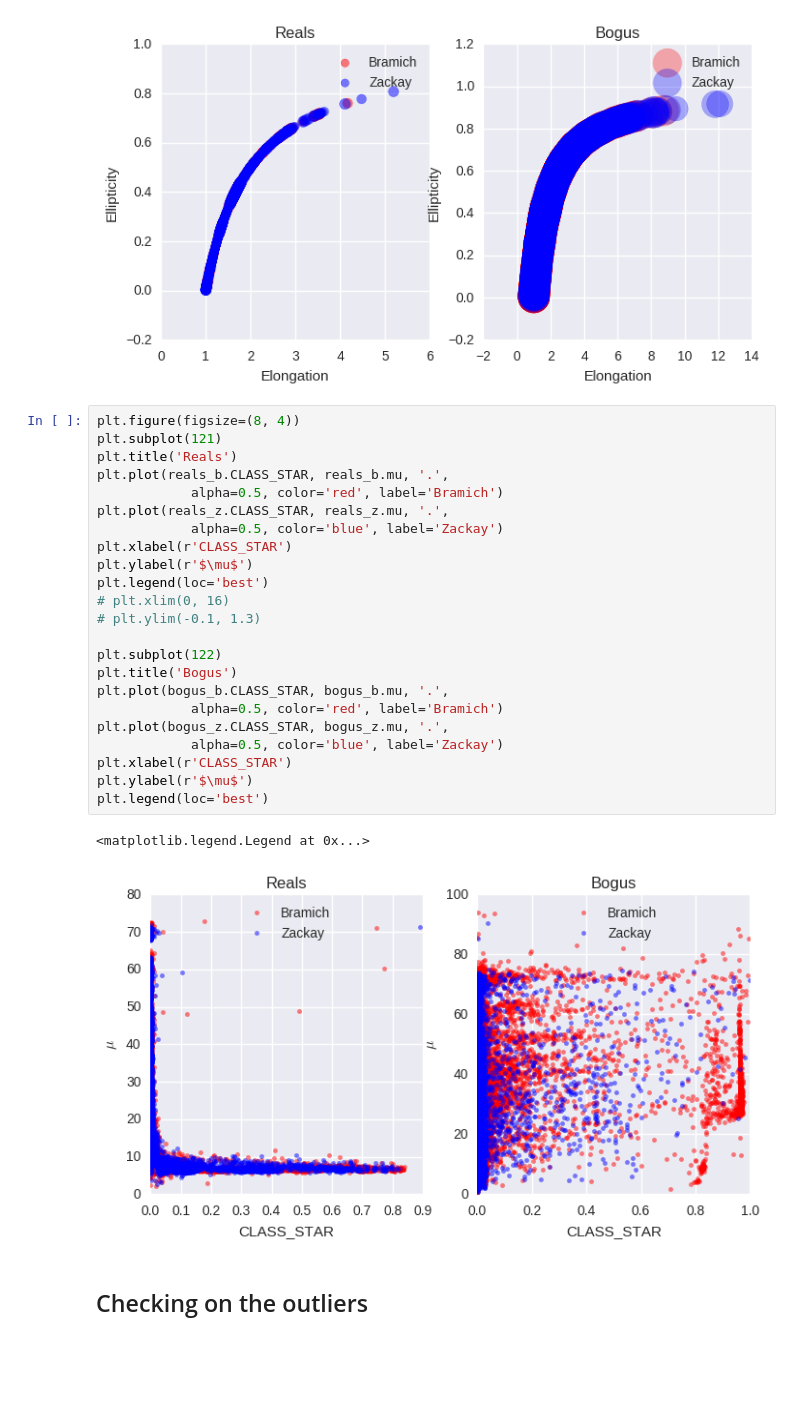
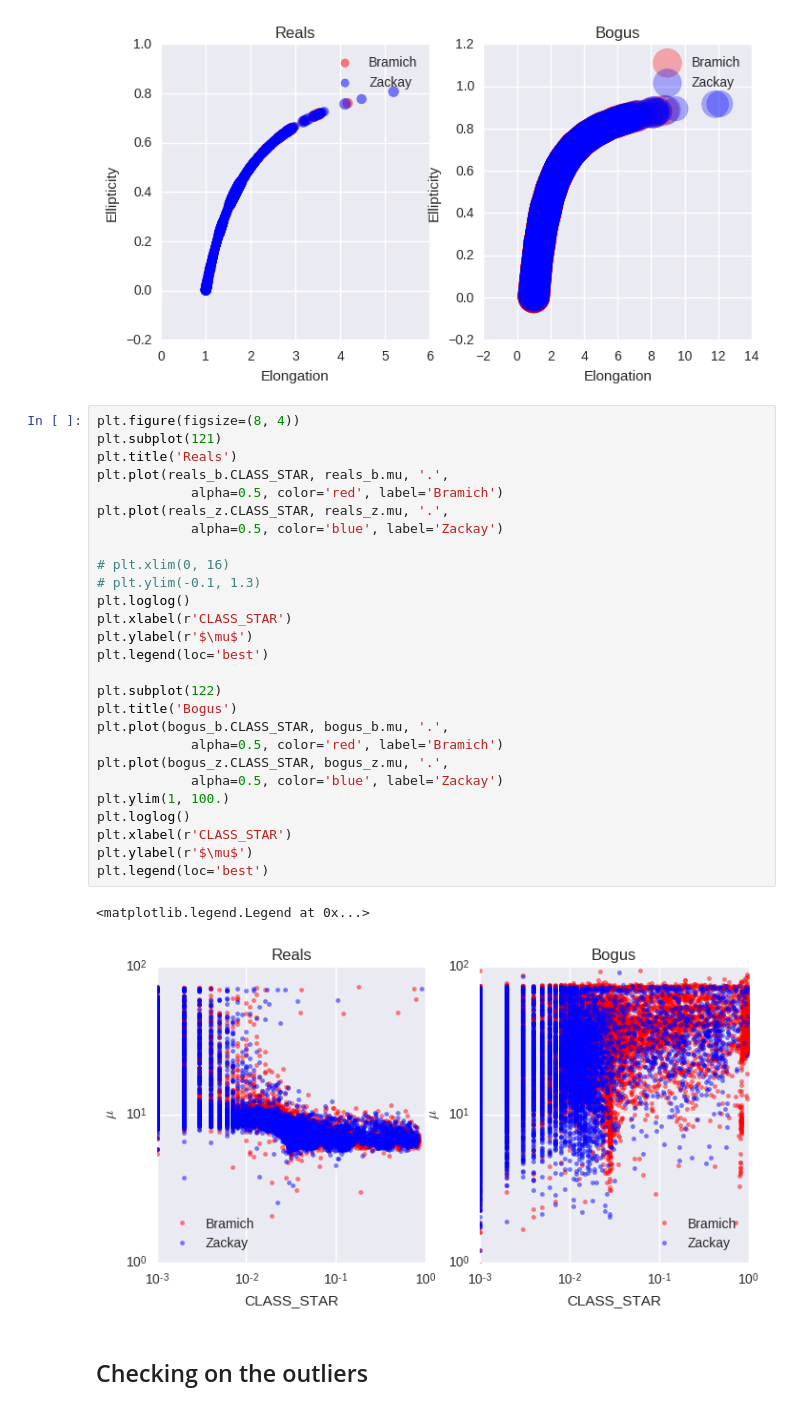
Before and after one commit to BrunoSanchez/RBMLearning, a Jupyter notebook: Plots.ipynb, the cells around one changed output. Saved outputs shown, nothing was run; the diff lists cells and outputs as text; blank space fills up the shorter version.

```diff
--- a/Plots.ipynb
+++ b/Plots.ipynb
@@ -450,29 +493,33 @@ plt.savefig(os.path.join(plot_dir, 'ellipticty_vs_elongation.png'), format='png'
 # %%
 plt.figure(figsize=(8, 4))
 plt.subplot(121)
 plt.title('Reals')
 plt.plot(reals_b.CLASS_STAR, reals_b.mu, '.',
             alpha=0.5, color='red', label='Bramich')
 plt.plot(reals_z.CLASS_STAR, reals_z.mu, '.',
             alpha=0.5, color='blue', label='Zackay')
+
+# plt.xlim(0, 16)
+# plt.ylim(-0.1, 1.3)
+plt.loglog()
 plt.xlabel(r'CLASS_STAR')
 plt.ylabel(r'$\mu$')
 plt.legend(loc='best')
-# plt.xlim(0, 16)
-# plt.ylim(-0.1, 1.3)
 
 plt.subplot(122)
 plt.title('Bogus')
 plt.plot(bogus_b.CLASS_STAR, bogus_b.mu, '.',
             alpha=0.5, color='red', label='Bramich')
 plt.plot(bogus_z.CLASS_STAR, bogus_z.mu, '.',
             alpha=0.5, color='blue', label='Zackay')
+plt.ylim(1, 100.)
+plt.loglog()
 plt.xlabel(r'CLASS_STAR')
 plt.ylabel(r'$\mu$')
 plt.legend(loc='best')
 # %% [output]
 <matplotlib.legend.Legend at 0x...>
-[figure, old version]
+[figure, new version]
 # %% [markdown]
 ## Checking on the outliers
 # %%
```
Also changed, not shown: parts of 3 cells of this notebook, 1 other file.
